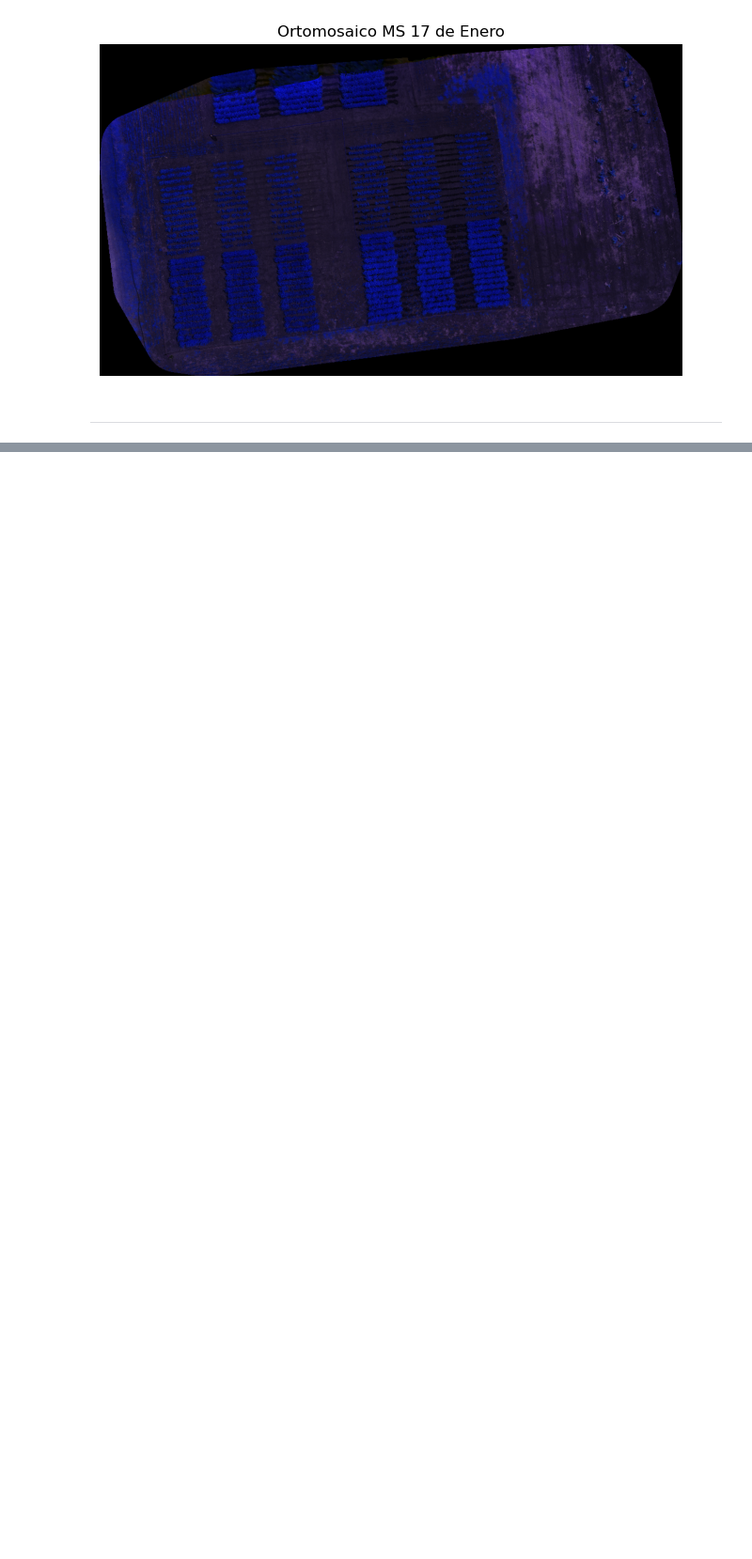
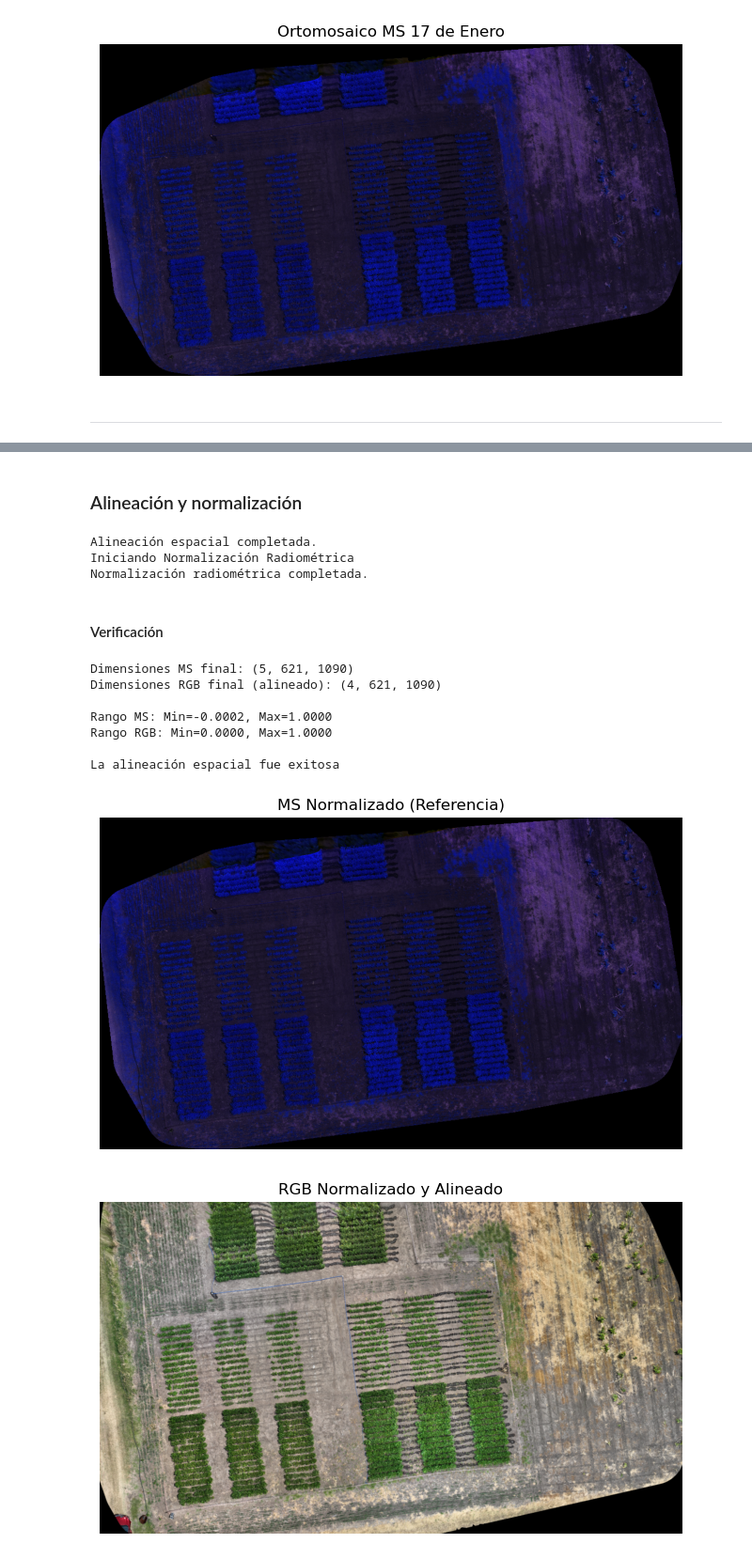
Before and after one commit to Mati279/Trabajo-Final, a Jupyter notebook: notebooks/test_notebook.ipynb, the cells around one changed output, grey strips where cells are left out. Shown at 94% size. Saved outputs shown, nothing was run; the diff lists cells and outputs as text; code cells hidden in the pictures; blank space fills up the shorter version.

```diff
--- a/notebooks/test_notebook.ipynb
+++ b/notebooks/test_notebook.ipynb
@@ -40,7 +37,7 @@ MS_17ENE_DATA, MS_17ENE_PERFIL = read_tif_array(MS_17ENE_RUTA)
 MS_24ENE_DATA, MS_24ENE_PERFIL = read_tif_array(MS_24ENE_RUTA)
 
 # Carga de RGB
-RGB_10ENE_DATA, _ = read_tif_array(RGB_10ENE_RUTA)
-RGB_17ENE_DATA, _ = read_tif_array(RGB_17ENE_RUTA)
-RGB_24ENE_DATA, _ = read_tif_array(RGB_24ENE_RUTA)
+RGB_10ENE_ARRAY, RGB_10ENE_PERFIL = read_tif_array(RGB_10ENE_RUTA)
+RGB_17ENE_ARRAY, RGB_17ENE_PERFIL = read_tif_array(RGB_17ENE_RUTA)
+RGB_24ENE_ARRAY, RGB_24ENE_PERFIL = read_tif_array(RGB_24ENE_RUTA)
 # %% [markdown]
@@ -48,8 +45,11 @@ RGB_24ENE_DATA, _ = read_tif_array(RGB_24ENE_RUTA)
 # %%
-ortomosaico_rgb = RGB_17ENE_DATA
-ortomosaico_ms = MS_17ENE_DATA
-show_orthomosaic(ortomosaico_rgb, title="Ortomosaico RGB 17 de Enero")
-show_orthomosaic(ortomosaico_ms, title="Ortomosaico MS 17 de Enero")
+ortomosaico_rgb_array = RGB_17ENE_ARRAY
+ortomosaico_ms_array = MS_17ENE_DATA
+ortomosaico_rgb_perfil = RGB_17ENE_PERFIL
+ortomosaico_ms_perfil = MS_17ENE_PERFIL
+
+show_orthomosaic(ortomosaico_rgb_array, title="Ortomosaico RGB 17 de Enero") # type: ignore
+show_orthomosaic(ortomosaico_ms_array, title="Ortomosaico MS 17 de Enero") # type: ignore
 # %% [output]
 [figure]
 [figure]
@@ -290,0 +58,43 @@ Rango del NDVI: -1.00 a 1.00
+# %% [markdown]
+### Alineación y normalización
+# %%
+sesion_normalizada = process_session(ortomosaico_ms_array, ortomosaico_ms_perfil, # type: ignore
+                                     ortomosaico_rgb_array, ortomosaico_rgb_perfil)  # type: ignore
+
+
+ms_final = sesion_normalizada["ms"]
+rgb_final = sesion_normalizada["rgb"]
+# %% [output]
+Alineación espacial completada.
+Iniciando Normalización Radiométrica
+Normalización radiométrica completada.
+# %% [markdown]
+#### Verificación
+# %%
+# Muestra las dimensiones de los arrays finales
+print(f"Dimensiones MS final: {ms_final.shape}")
+print(f"Dimensiones RGB final (alineado): {rgb_final.shape}")
+
+# Verifica el rango de valores
+print(f"\nRango MS: Min={np.nanmin(ms_final):.4f}, Max={np.nanmax(ms_final):.4f}")
+print(f"Rango RGB: Min={np.nanmin(rgb_final):.4f}, Max={np.nanmax(rgb_final):.4f}")
+
+# Comprueba si las dimensiones espaciales coinciden exactamente
+if ms_final.shape[1:] == rgb_final.shape[1:]:
+    print("\nLa alineación espacial fue exitosa")
+else:
+    print("\n[ERROR] Las dimensiones espaciales no coinciden.")
+
+# Visualiza los resultados normalizados
+show_orthomosaic(ms_final, title="MS Normalizado (Referencia)")
+show_orthomosaic(rgb_final, title="RGB Normalizado y Alineado")
+# %% [output]
+Dimensiones MS final: (5, 621, 1090)
+Dimensiones RGB final (alineado): (4, 621, 1090)
+
+Rango MS: Min=-0.0002, Max=1.0000
+Rango RGB: Min=0.0000, Max=1.0000
+
+La alineación espacial fue exitosa
+[figure, added]
+[figure, added]
```
Also changed, not shown: parts of 9 cells of this notebook.
